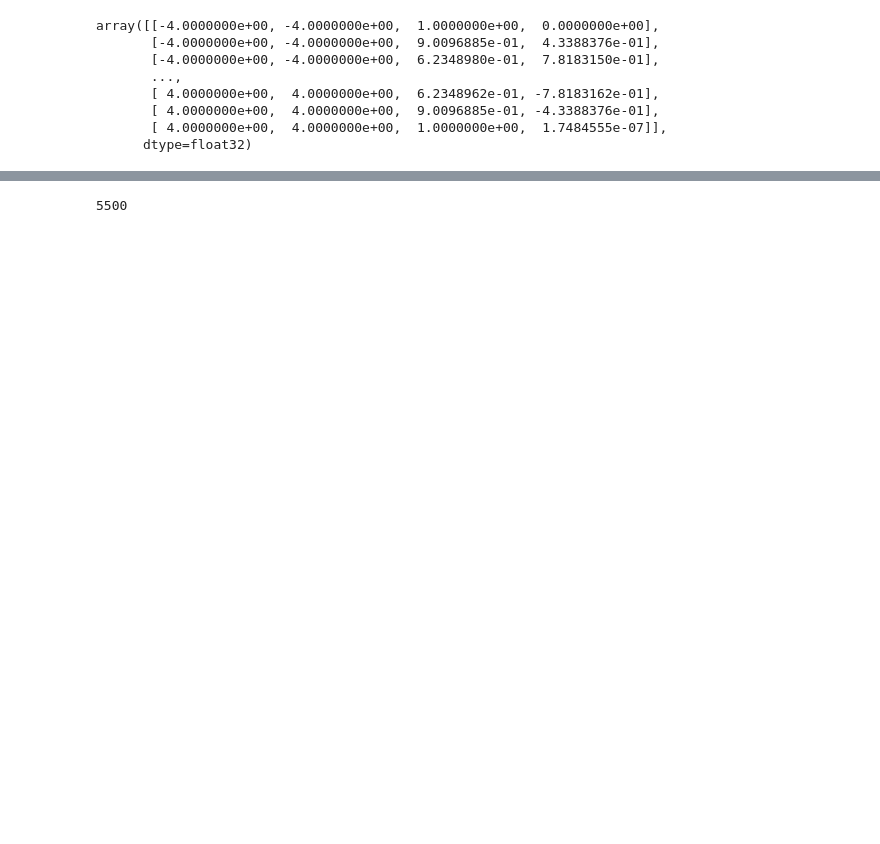
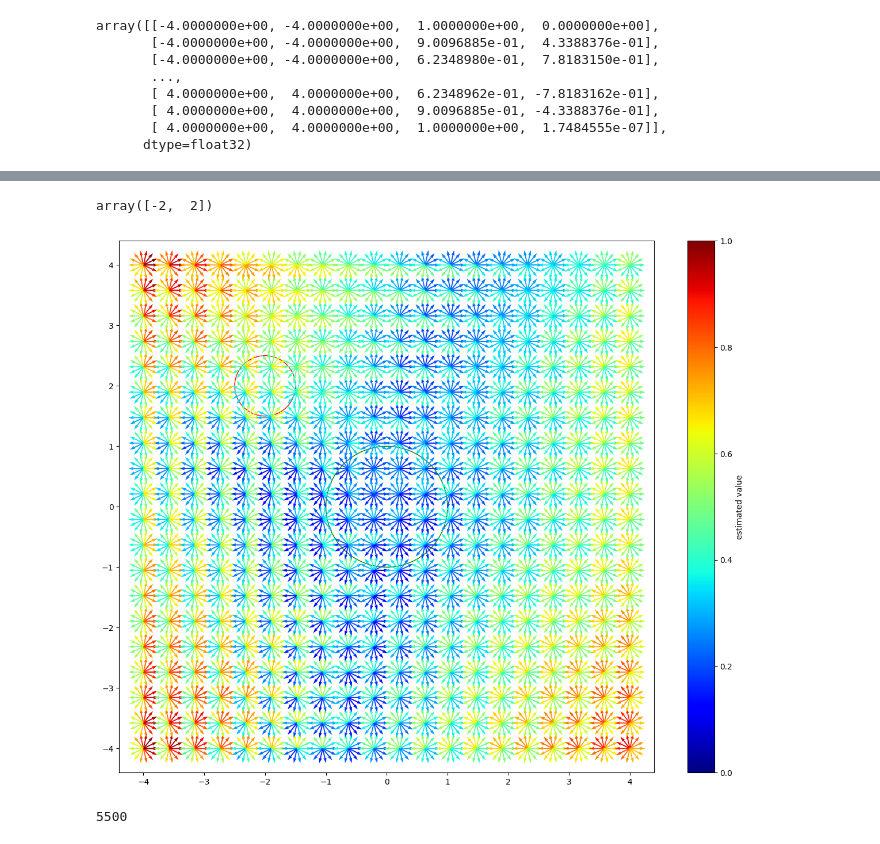
Before and after one commit to arjun-prakash/stackelberg-reach-avoid, a Jupyter notebook: gym_examples/src/cont_dubin.ipynb, the cells around one changed output, grey strips where cells are left out. Saved outputs shown, nothing was run; the diff lists cells and outputs as text; code cells hidden in the pictures; blank space fills up the shorter version.

```diff
--- a/gym_examples/src/cont_dubin.ipynb
+++ b/gym_examples/src/cont_dubin.ipynb
@@ -189,7 +191,7 @@ def loss_fn(params, X, y):
 jiter = jax.jit(env.sample_value_iter)
 
 
-optimizer = optax.adabelief(learning_rate=10e-6)
+optimizer = optax.adamw(learning_rate=10e-6)
 batch_size = 100 #make it 200-50
 losses = []
 #check we aren't double using gradients
@@ -345,40 +374,26 @@ plt.show()
-# %%
-env = DubinsCarEnv()
-state = env.reset()
-X_val = []
-for i in range(1000):
-    state = env.reset()
-    X_val.append(state)
-    for action in range(env.action_space.n):
-        next_state, reward, done, _ = env.step(state, action, update_env=False)
-        X_val.append(next_state)
-
-
-X_val = np.array(X_val)
-X_val_encoded = np.array(list(map(lambda row: (row[0], row[1], np.cos(row[2]), np.sin(row[2])), X_val)))
 # %%
 #generate data
 
-x_s = np.linspace(-4,4, 15)
-y_s = np.linspace(-4,4, 15)
+x_s = np.linspace(-4,4, 20)
+y_s = np.linspace(-4,4, 20)
 theta_s = np.linspace(0,2*np.pi, 15)
 
 xx, yy, tt = np.meshgrid(x_s, y_s, theta_s)
-grid_val = np.vstack([xx.ravel(), yy.ravel(), tt.ravel()]).T
+grid_test = np.vstack([xx.ravel(), yy.ravel(), tt.ravel()]).T
 
 
 
 env = DubinsCarEnv()
 state = env.reset()
-X_val = []
-for i in range(len(grid_val)):
-    state = env.set(grid_val[i][0], grid_val[i][1], grid_val[i][2])
-    X_val.append(state)
+X_test = []
+for i in range(len(grid_test)):
+    state = env.set(grid_test[i][0], grid_test[i][1], grid_test[i][2])
+    X_test.append(state)
 
-X_val = np.array(X_val)
+X_test = np.array(X_test)
 
-X_val_encoded = np.array(list(map(lambda row: (row[0], row[1], np.cos(row[2]), np.sin(row[2])), X_val)))
-X_val_encoded
+X_test_encoded = np.array(list(map(lambda row: (row[0], row[1], np.cos(row[2]), np.sin(row[2])), X_test)))
+X_test_encoded
 # %% [output]
 array([[-4.0000000e+00, -4.0000000e+00,  1.0000000e+00,  0.0000000e+00],
        [-4.0000000e+00, -4.0000000e+00,  9.0096885e-01,  4.3388376e-01],
@@ -389,7 +404,10 @@ array([[-4.0000000e+00, -4.0000000e+00,  1.0000000e+00,  0.0000000e+00],
        [ 4.0000000e+00,  4.0000000e+00,  1.0000000e+00,  1.7484555e-07]],
       dtype=float32)
 # %%
-y_pred = [forward(X=x, params=params) for x in X_val_encoded]
+
+
+
+y_pred = [forward(X=x, params=params) for x in X_test_encoded]
 # %%
 y_pred
 # %% [output]
@@ -455,3 +435,11 @@ plt.jet()
+# %%
+env.obstacle_position
+# %% [output]
+array([-2,  2])
+# %%
+plot_surface(X_test, env, 'experiment.png', y_pred)
+# %% [output]
+[figure, added]
 # %%
 len(X)
 # %% [output]
```
Also changed, not shown: parts of 19 cells of this notebook, 5 other files.
